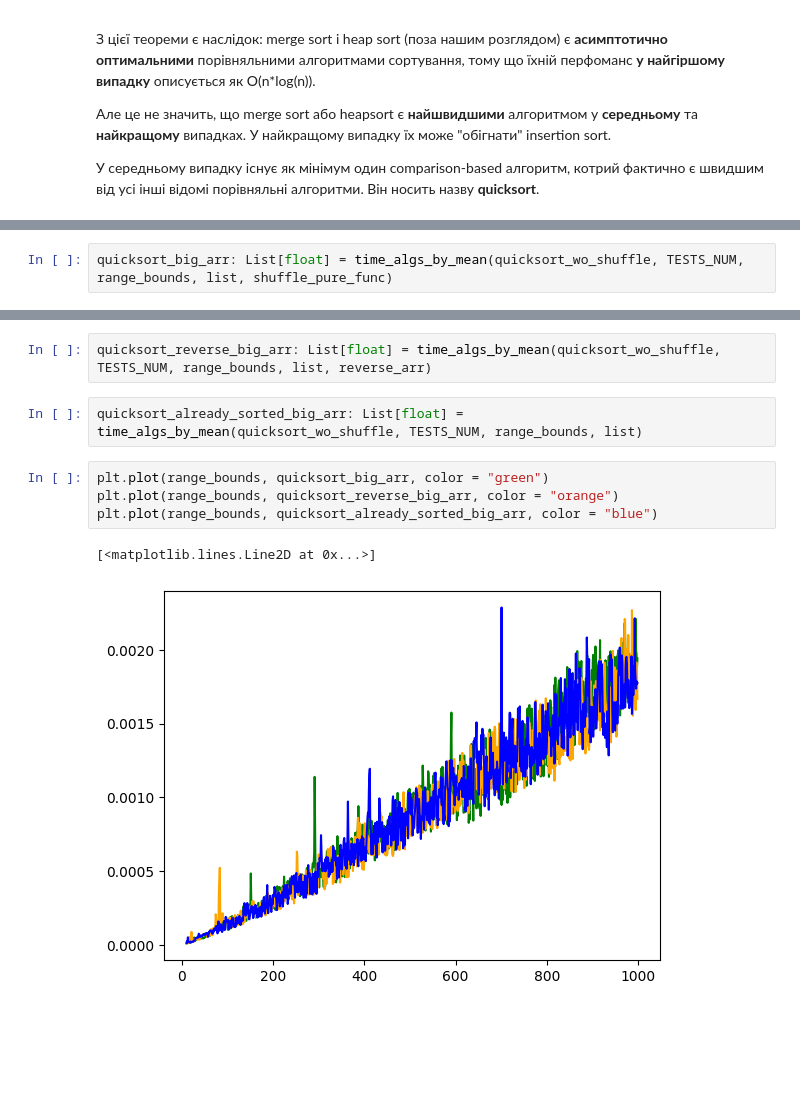
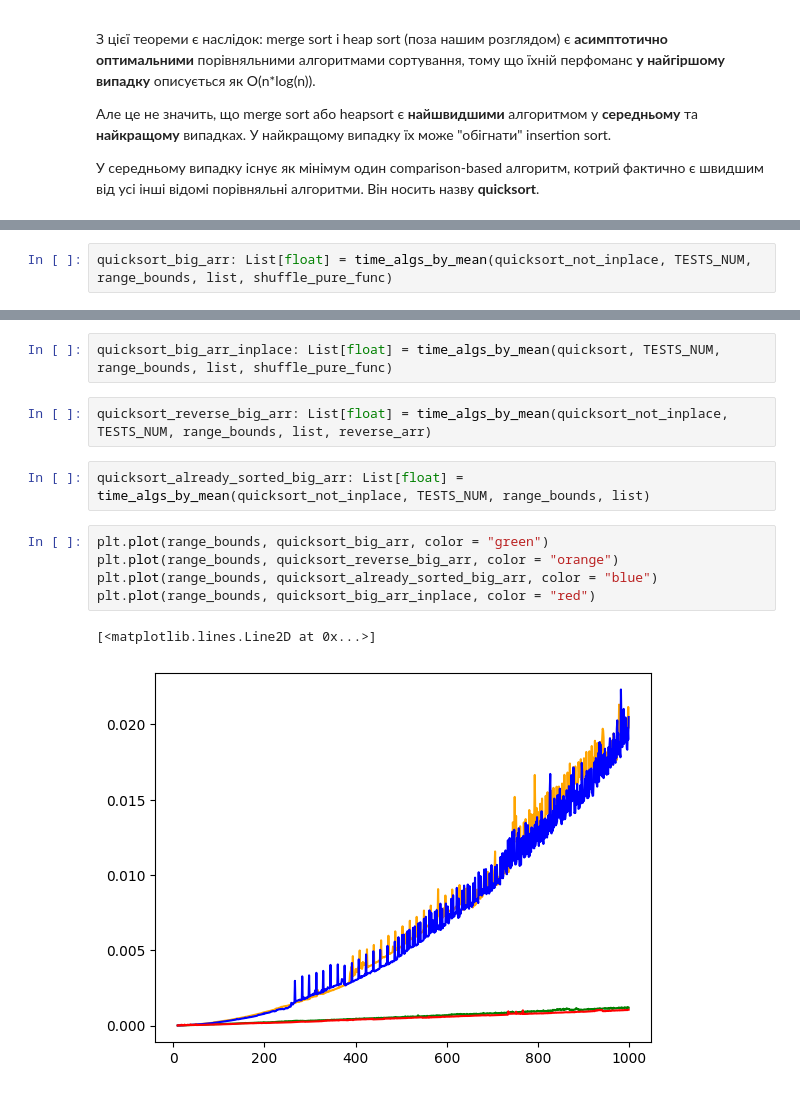
Before and after one commit to desireoftheother/python_course_tasks, a Jupyter notebook: module_3/28_sorting/sorting.ipynb, the cells around one changed output, grey strips where cells are left out. Cells and saved outputs as stored; diff of their text form; blank space fills up the shorter version.

```diff
--- a/module_3/28_sorting/sorting.ipynb
+++ b/module_3/28_sorting/sorting.ipynb
@@ -458,2 +465,2 @@ def quicksort_wo_shuffle(arr, begin=0, end=None):
 # %%
-quicksort_big_arr: List[float] = time_algs_by_mean(quicksort_wo_shuffle, TESTS_NUM, range_bounds, list, shuffle_pure_func)
+quicksort_big_arr: List[float] = time_algs_by_mean(quicksort_not_inplace, TESTS_NUM, range_bounds, list, shuffle_pure_func)
@@ -479,14 +467,17 @@ executing.executing.NotOneValueFound: Expected one value, found 0
+# %%
+quicksort_big_arr_inplace: List[float] = time_algs_by_mean(quicksort, TESTS_NUM, range_bounds, list, shuffle_pure_func)
 # %%
-quicksort_reverse_big_arr: List[float] = time_algs_by_mean(quicksort_wo_shuffle, TESTS_NUM, range_bounds, list, reverse_arr)
+quicksort_reverse_big_arr: List[float] = time_algs_by_mean(quicksort_not_inplace, TESTS_NUM, range_bounds, list, reverse_arr)
 # %%
-quicksort_already_sorted_big_arr: List[float] = time_algs_by_mean(quicksort_wo_shuffle, TESTS_NUM, range_bounds, list)
+quicksort_already_sorted_big_arr: List[float] = time_algs_by_mean(quicksort_not_inplace, TESTS_NUM, range_bounds, list)
 # %%
 plt.plot(range_bounds, quicksort_big_arr, color = "green")
 plt.plot(range_bounds, quicksort_reverse_big_arr, color = "orange")
 plt.plot(range_bounds, quicksort_already_sorted_big_arr, color = "blue")
+plt.plot(range_bounds, quicksort_big_arr_inplace, color = "red")
 # %% [output]
 [<matplotlib.lines.Line2D at 0x...>]
-[figure, old version]
+[figure, new version]
 # %% [markdown]
 Властивості:
 
```
Also changed, not shown: parts of 23 cells of this notebook.
